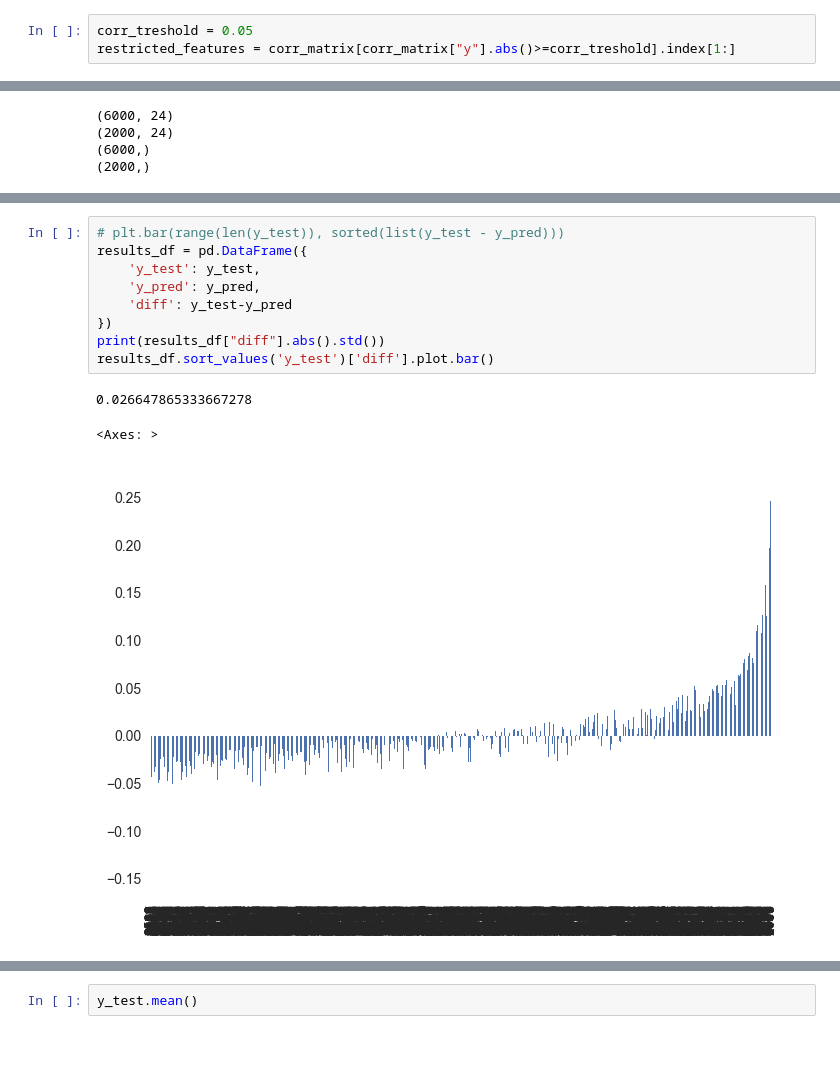
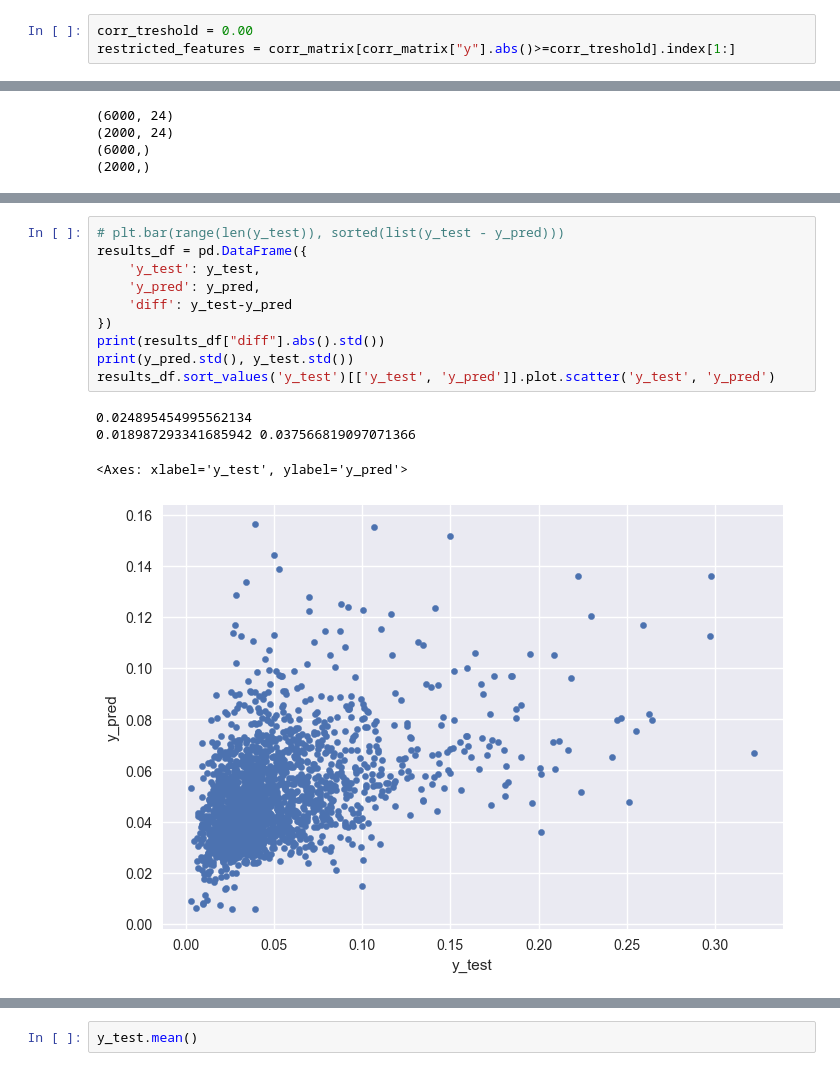
Before and after one commit to Kaprika66/AuAuAu, a Jupyter notebook: notebooks/poc.ipynb, the cells around one changed output, grey strips where cells are left out. Cells and saved outputs as stored; diff of their text form; blank space fills up the shorter version.

```diff
--- a/notebooks/poc.ipynb
+++ b/notebooks/poc.ipynb
@@ -413,5 +273,5 @@ plt.show()
 # %%
-corr_treshold = 0.05
+corr_treshold = 0.00
 restricted_features = corr_matrix[corr_matrix["y"].abs()>=corr_treshold].index[1:]
 # %% [markdown]
 # Trening
@@ -470,13 +330,15 @@ MAPE: 0.5993784968581826
 # %%
 # plt.bar(range(len(y_test)), sorted(list(y_test - y_pred)))
 results_df = pd.DataFrame({
     'y_test': y_test,
     'y_pred': y_pred,
     'diff': y_test-y_pred
 })
 print(results_df["diff"].abs().std())
-results_df.sort_values('y_test')['diff'].plot.bar()
+print(y_pred.std(), y_test.std())
+results_df.sort_values('y_test')[['y_test', 'y_pred']].plot.scatter('y_test', 'y_pred')
 # %% [output]
-0.026647865333667278
+0.024895454995562134
+0.018987293341685942 0.037566819097071366
-<Axes: >
+<Axes: xlabel='y_test', ylabel='y_pred'>
-[figure, old version]
+[figure, new version]
```
Also changed, not shown: parts of 24 cells of this notebook.
